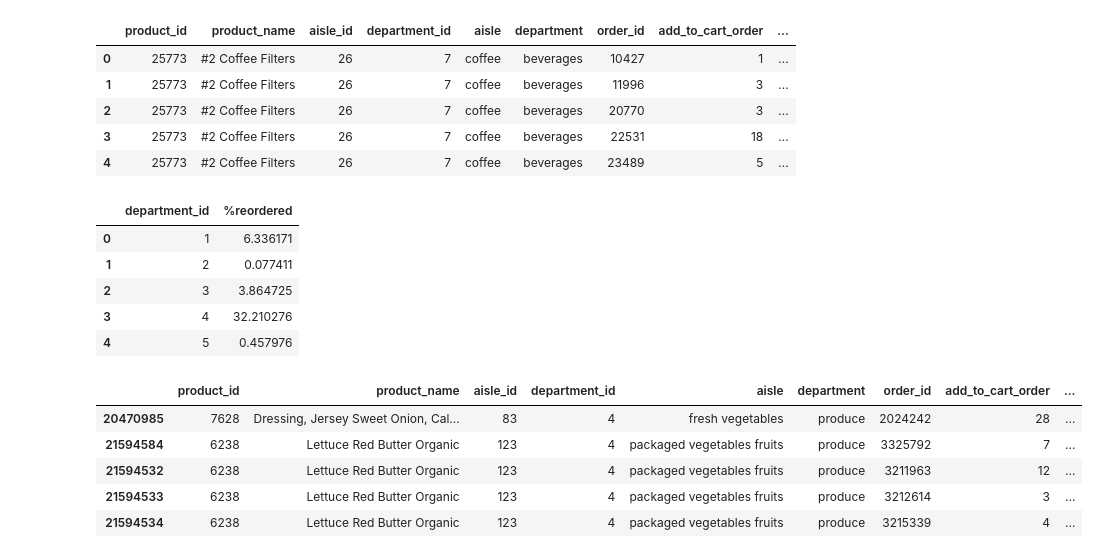
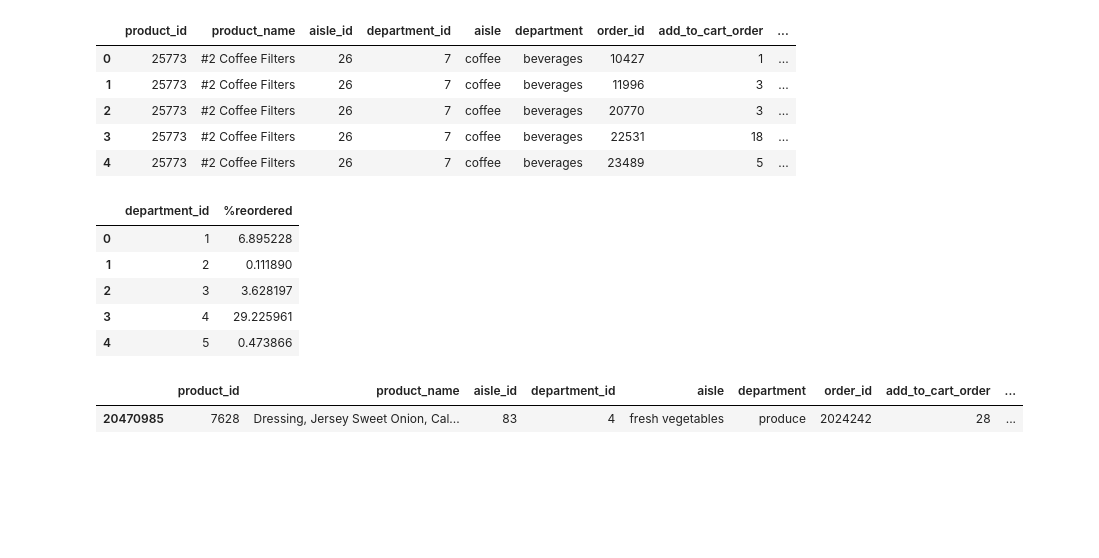
Before and after one commit to andrewcmilne/capstone1_instaCart, a Jupyter notebook: instaCart1.ipynb, the cells around one changed output. Cells and saved outputs as stored; diff of their text form; code cells hidden in the pictures; blank space fills up the shorter version.

```diff
--- a/instaCart1.ipynb
+++ b/instaCart1.ipynb
@@ -272,15 +192,15 @@ dfreOrder.head(5)
 #tried to aggregate and then use lambda to create df with department_id and repeat orders as a % of their sum of occurences
 #ideally be able to produce same stats for aisle and product, then plot %reorder vs purchase count
 #as a scatter plot of the aisle/product/department
-dfreOrderSum = dfreOrder.groupby(['department_id']).agg({'reordered':'sum'})
+dfreOrderSum = dfreOrder.groupby(['department_id']).agg({'reordered':'count'})
 dfreOrderPcts = dfreOrderSum.apply(lambda x: 100*x/float(x.sum()))
 dfreOrderPcts = dfreOrderPcts.reset_index()
 dfreOrderPcts=dfreOrderPcts.rename(columns={'reordered':'%reordered'})
 dfreOrderPcts.head()
 # %% [output]
 |  | department_id | %reordered |
-| 0 | 1 | 6.336171 |
-| 1 | 2 | 0.077411 |
-| 2 | 3 | 3.864725 |
-| 3 | 4 | 32.210276 |
-| 4 | 5 | 0.457976 |
+| 0 | 1 | 6.895228 |
+| 1 | 2 | 0.111890 |
+| 2 | 3 | 3.628197 |
+| 3 | 4 | 29.225961 |
+| 4 | 5 | 0.473866 |
@@ -291,14 +207,10 @@ dfreOrderPcts.head()
 # %%
 #merge with prior orders dataset
 dfNew = dfreOrder.merge(dfreOrderPcts,on='department_id')
-dfNew.sort_values('%reordered',ascending=False).head()
+dfNew.sort_values('%reordered',ascending=False).head(1)
 # %% [output]
 |  | product_id | product_name | aisle_id | department_id | aisle | department | order_id | add_to_cart_order | ... |
 | 20470985 | 7628 | Dressing, Jersey Sweet Onion, Cal... | 83 | 4 | fresh vegetables | produce | 2024242 | 28 | ... |
-| 21594584 | 6238 | Lettuce Red Butter Organic | 123 | 4 | packaged vegetables fruits | produce | 3325792 | 7 | ... |
-| 21594532 | 6238 | Lettuce Red Butter Organic | 123 | 4 | packaged vegetables fruits | produce | 3211963 | 12 | ... |
-| 21594533 | 6238 | Lettuce Red Butter Organic | 123 | 4 | packaged vegetables fruits | produce | 3212614 | 3 | ... |
-| 21594534 | 6238 | Lettuce Red Butter Organic | 123 | 4 | packaged vegetables fruits | produce | 3215339 | 4 | ... |
 # %%
 dfDept1 = dfDept.merge(dfreOrderPcts)
 dfDept1.head()
```
Also changed, not shown: parts of 41 cells of this notebook.
